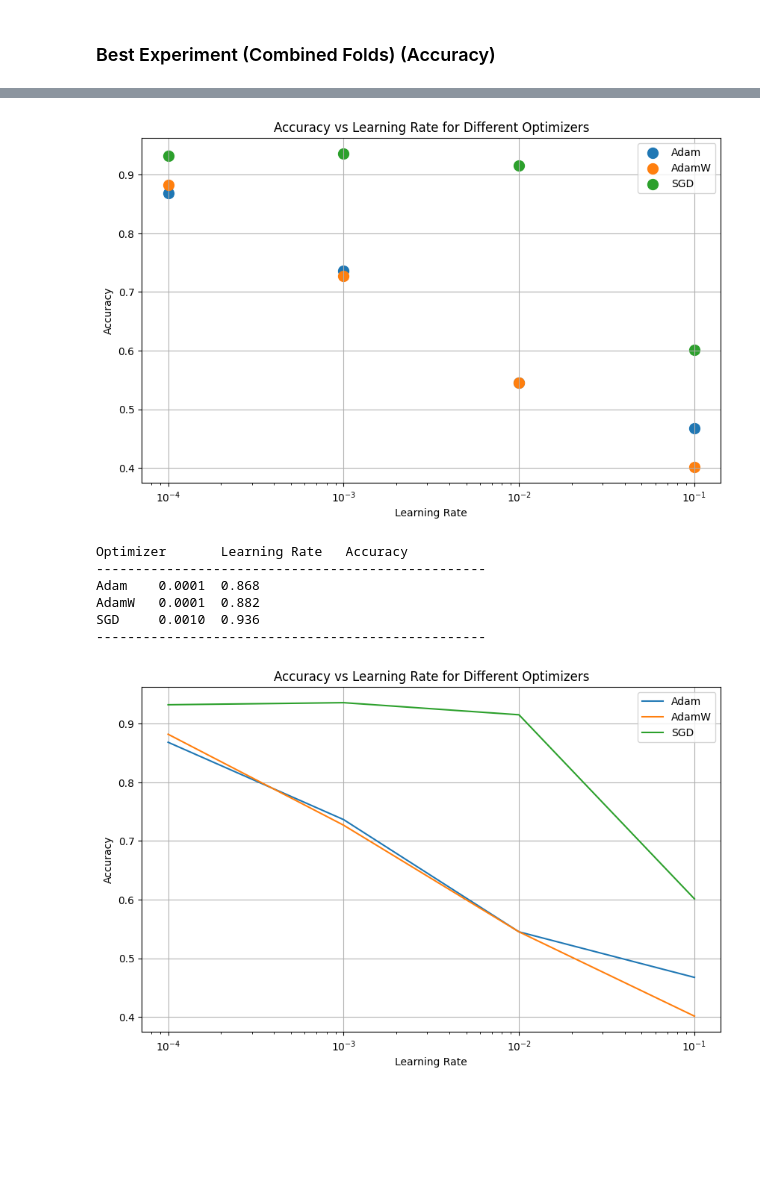
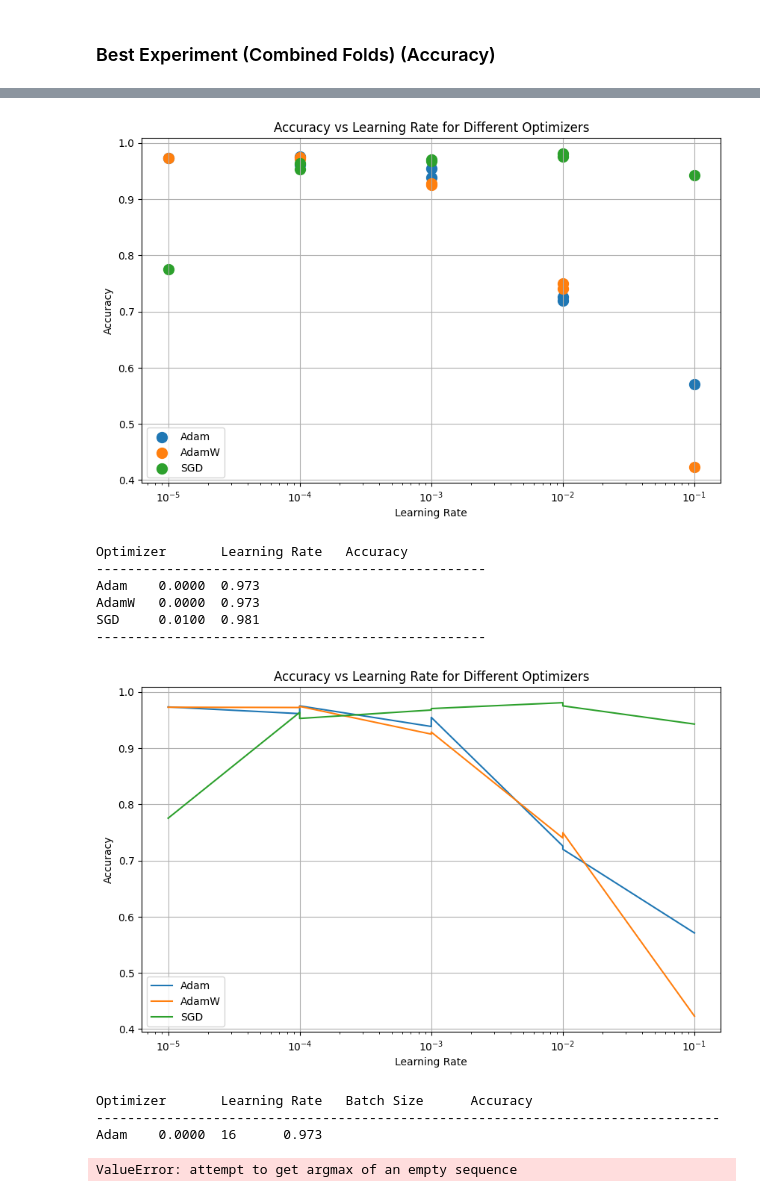
Before and after one commit to ryanchristopher27/Mizzou-Research, a Jupyter notebook: research_container/container/src/fine_tuning_experiment/ft_code/result_analysis_csv.ipynb, the cells around one changed output, grey strips where cells are left out. Drawn from its saved outputs; the diff is of its cells as text; code cells hidden in the pictures; blank space fills up the shorter version.

```diff
--- a/research_container/container/src/fine_tuning_experiment/ft_code/result_analysis_csv.ipynb
+++ b/research_container/container/src/fine_tuning_experiment/ft_code/result_analysis_csv.ipynb
@@ -59,14 +60,14 @@ Fold_Number: 4
 # %% [markdown]
 ### Best Experiment (Combined Folds) (Accuracy)
 # %%
-df_avg = df.groupby(['Optimizer', 'Learning_Rate']).mean().reset_index()
+df_avg = df.groupby(['Optimizer', 'Learning_Rate', 'Batch_Size']).mean().reset_index()
 
 max_acc_idx = df_avg['Accuracy'].idxmax()
 
 # print(max_acc_idx)
 
 for col in df_avg.columns:
-    print(f'{col}: {df[col][max_acc_idx]}')
+    print(f'{col}: {df_avg[col][max_acc_idx]}')
 
 # df_avg.head()
 # %% [output]
@@ -116,40 +117,84 @@ plt.legend()
 plt.grid()
 plt.show()
 # %% [output]
-[figure, old version]
+[figure, new version]
 # %%
 optimizers = df_avg['Optimizer'].unique()
 
 print("Optimizer\tLearning Rate\tAccuracy")
 print("-" * 50)
 
 for i, optimizer in enumerate(optimizers):
-    optimizer_data = df_avg[df_avg['Optimizer'] == optimizer]
+    optimizer_data = df_avg[(df_avg['Optimizer'] == optimizer) & (df_avg['Batch_Size'] == 16.0)]
     max_acc_idx = optimizer_data['Accuracy'].idxmax()
     max_acc = optimizer_data['Accuracy'][max_acc_idx]
     learning_rate = optimizer_data['Learning_Rate'][max_acc_idx]
     print(f"{optimizer}\t{learning_rate:.4f}\t{max_acc:.3f}")
 
 print("-" * 50)
 
 # Create the plot
 plt.figure(figsize=(10, 6))
 for optimizer in optimizers:
     optimizer_data = df_avg[df_avg['Optimizer'] == optimizer]
     plt.plot(optimizer_data['Learning_Rate'], optimizer_data['Accuracy'], label=optimizer)
 
 plt.xlabel('Learning Rate')
 plt.ylabel('Accuracy')
 plt.title('Accuracy vs Learning Rate for Different Optimizers')
 plt.xscale('log')  # Use a logarithmic scale for the x-axis
 plt.legend()
 plt.grid()
 plt.show()
 # %% [output]
 Optimizer       Learning Rate   Accuracy
 --------------------------------------------------
-Adam    0.0001  0.868
-AdamW   0.0001  0.882
-SGD     0.0010  0.936
+Adam    0.0000  0.973
+AdamW   0.0000  0.973
+SGD     0.0100  0.981
 --------------------------------------------------
-[figure, old version]
+[figure, new version]
+# %%
+
+# Assuming your dataframe is already grouped and has the following structure:
+# df_avg = df.groupby(['Optimizer', 'Learning_Rate', 'Batch_Size']).mean().reset_index()
+
+# Get the unique optimizers, learning rates, and batch sizes
+optimizers = df_avg['Optimizer'].unique()
+learning_rates = df_avg['Learning_Rate'].unique()
+batch_sizes = df_avg['Batch_Size'].unique()
+
+# Print the values and their corresponding learning rates, batch sizes, and optimizers
+print("Optimizer\tLearning Rate\tBatch Size\tAccuracy")
+print("-" * 80)
+
+for optimizer in optimizers:
+    for learning_rate in learning_rates:
+        for batch_size in batch_sizes:
+            optimizer_data = df_avg[(df_avg['Optimizer'] == optimizer) & (df_avg['Learning_Rate'] == learning_rate) & (df_avg['Batch_Size'] == batch_size)]
+            max_acc_idx = optimizer_data['Accuracy'].idxmax()
+            max_acc = optimizer_data['Accuracy'][max_acc_idx]
+            print(f"{optimizer}\t{learning_rate:.4f}\t{batch_size}\t{max_acc:.3f}")
+
+print("-" * 80)
+
+# Create the plot
+plt.figure(figsize=(10, 6))
+
+for optimizer in optimizers:
+    for batch_size in batch_sizes:
+        optimizer_data = df_avg[(df_avg['Optimizer'] == optimizer) & (df_avg['Batch_Size'] == batch_size)]
+        plt.plot(optimizer_data['Learning_Rate'], optimizer_data['Accuracy'], label=f"{optimizer} (Batch Size: {batch_size})")
+
+plt.xlabel('Learning Rate')
+plt.ylabel('Accuracy')
+plt.title('Accuracy vs Learning Rate for Different Optimizers and Batch Sizes')
+plt.xscale('log')  # Use a logarithmic scale for the x-axis
+plt.legend()
+plt.grid()
+plt.show()
+# %% [output]
+Optimizer       Learning Rate   Batch Size      Accuracy
+--------------------------------------------------------------------------------
+Adam    0.0000  16      0.973
+ValueError: attempt to get argmax of an empty sequence
```
Also changed, not shown: parts of 5 cells of this notebook, 6 other files.
